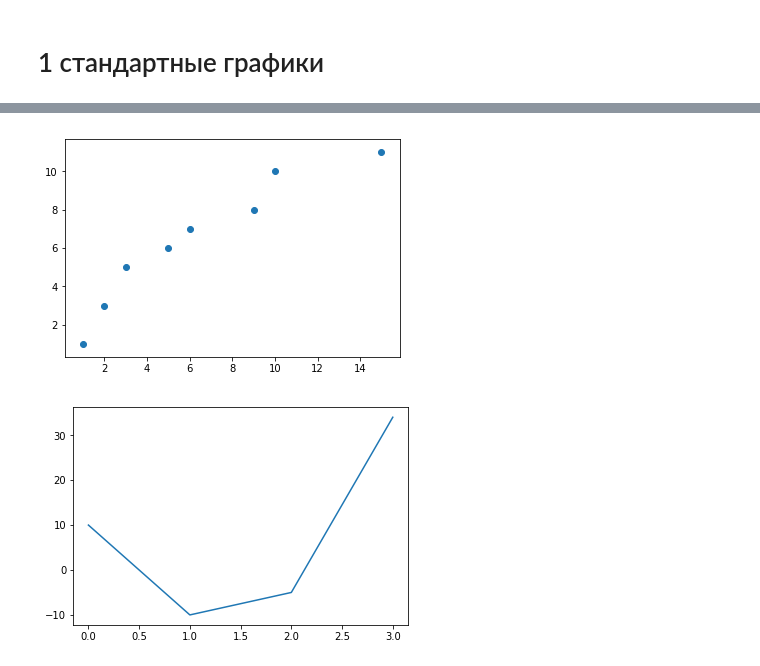
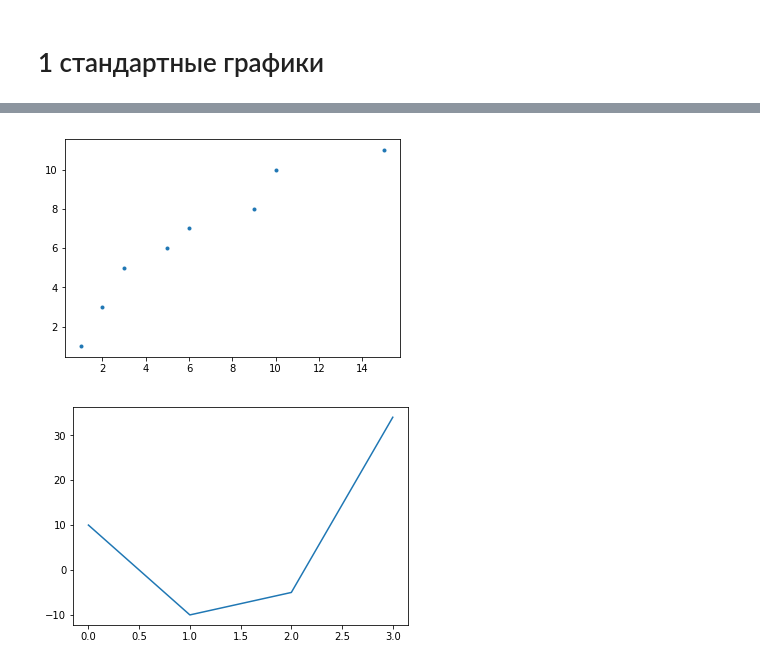
Before and after one commit to oMalyugina/machine_learning_from_scratch, a Jupyter notebook: matplotlib_seaborn_lecture.ipynb, the cells around one changed output, grey strips where cells are left out. Drawn from its saved outputs; the diff is of its cells as text; code cells hidden in the pictures.

```diff
--- a/matplotlib_seaborn_lecture.ipynb
+++ b/matplotlib_seaborn_lecture.ipynb
@@ -5,6 +5,9 @@ import numpy as np
 import pandas as pd
 
 %matplotlib inline
+# %%
+from pylab import rcParams
+rcParams['figure.figsize'] = 15, 10
 # %%
 data = pd.read_csv("/home/olga/Documents/teaching/machine_Learning/kaggle/hause_pricing/data/train.csv", index_col=0)
 # %% [markdown]
@@ -20,9 +23,9 @@ plt.show()
 # %%
 plt.plot(x, y, '.')
-plt.scatter(x,y)
+plt.scatter(x,y, alpha=0.5, s=2)
 plt.show()
 # %% [output]
-[figure, old version]
+[figure, new version]
 # %%
 y = [10 , -10, -5, 34]
 plt.plot(y)
```
Also changed, not shown: parts of 10 cells of this notebook, 2 other files.
